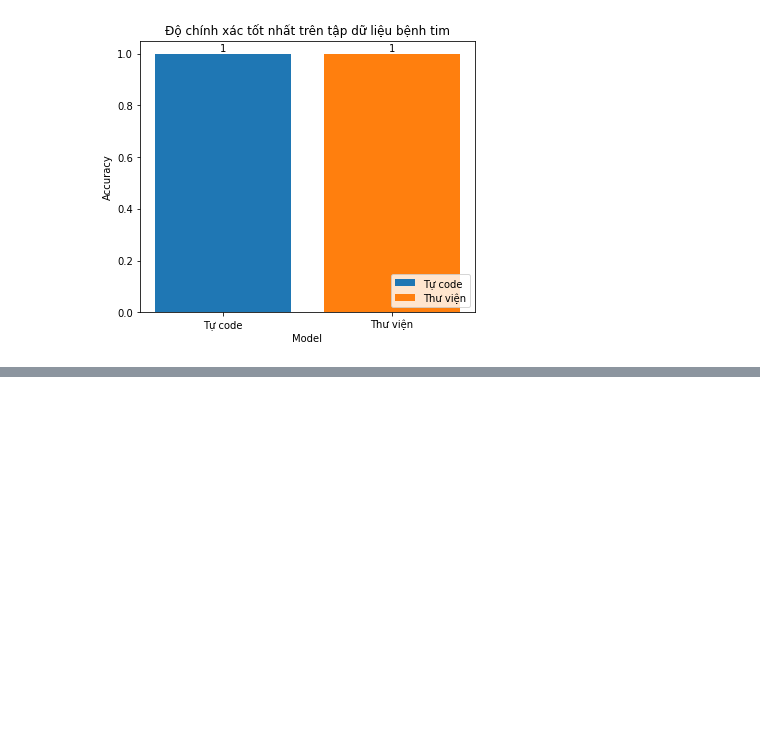
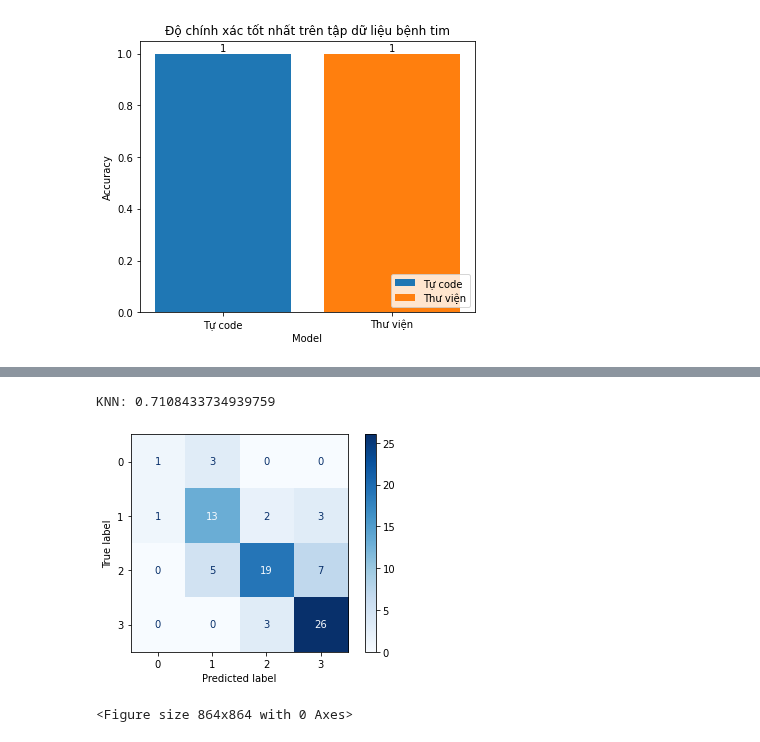
Before and after one commit to ddotu2612/BTL_MachineLearning, a Jupyter notebook: KNN_TuCode.ipynb, the cells around one changed output, grey strips where cells are left out. Saved outputs shown, nothing was run; the diff lists cells and outputs as text; code cells hidden in the pictures; blank space fills up the shorter version.

```diff
--- a/KNN_TuCode.ipynb
+++ b/KNN_TuCode.ipynb
@@ -261,0 +340,17 @@ plt.show()
+# %%
+# Test với bộ tham số tốt nhất
+knn = KNeighborsClassifier(n_neighbors=9)
+knn.fit(X_train, y_train)
+
+print(f'KNN: {accuracy_score(y_test, knn.predict(X_test))}')
+
+max_accuracy.append(accuracy_score(y_test, knn.predict(X_test)))
+
+# Hiển thị confusion matrix
+plot_confusion_matrix(knn, X_test, y_test, cmap = plt.cm.Blues)
+plt.figure(figsize = (12, 12))
+plt.show()
+# %% [output]
+KNN: 0.7108433734939759
+[figure, added]
+<Figure size 864x864 with 0 Axes>
```
Also changed, not shown: parts of 14 cells of this notebook, 2 other files.
